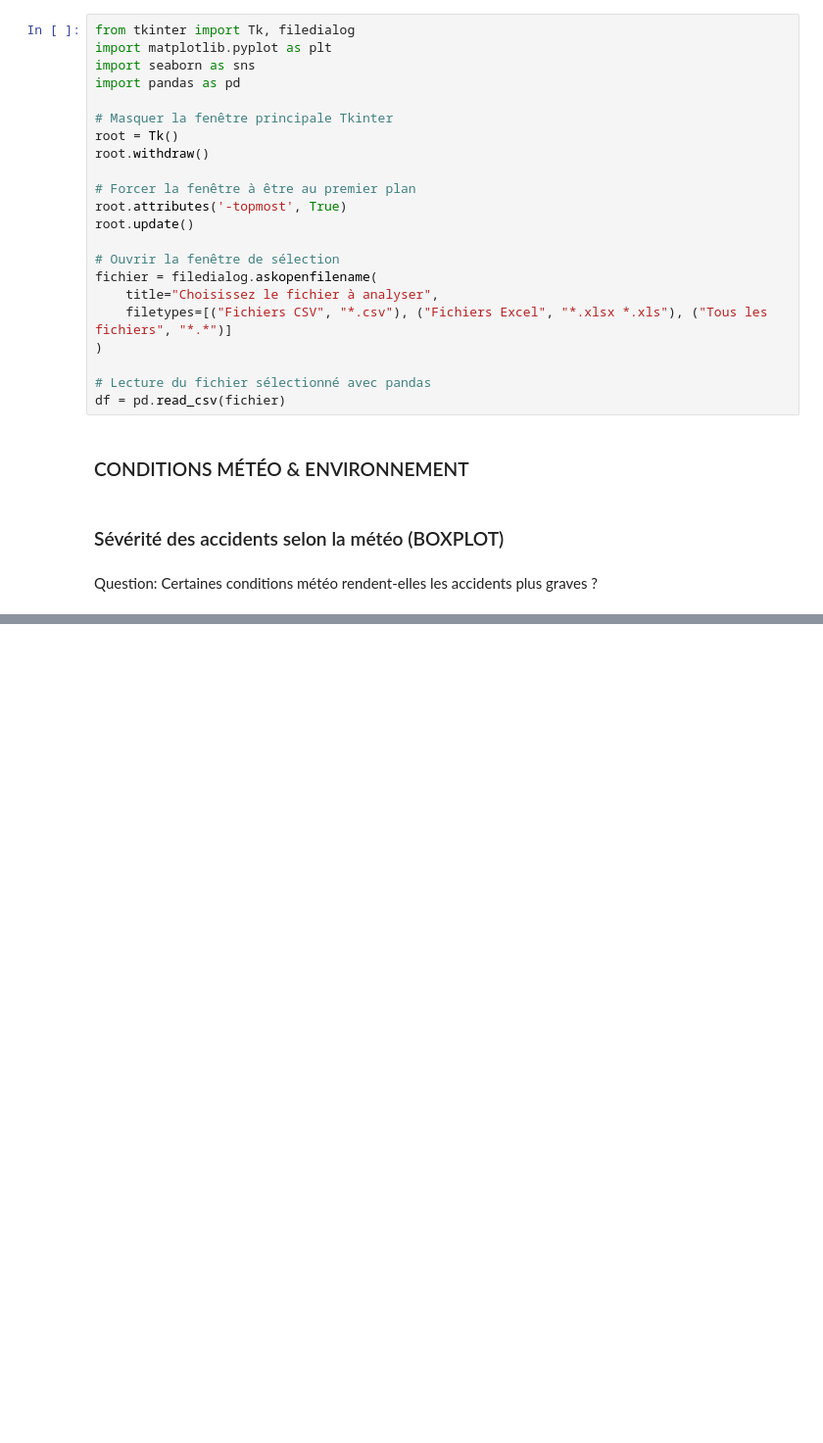
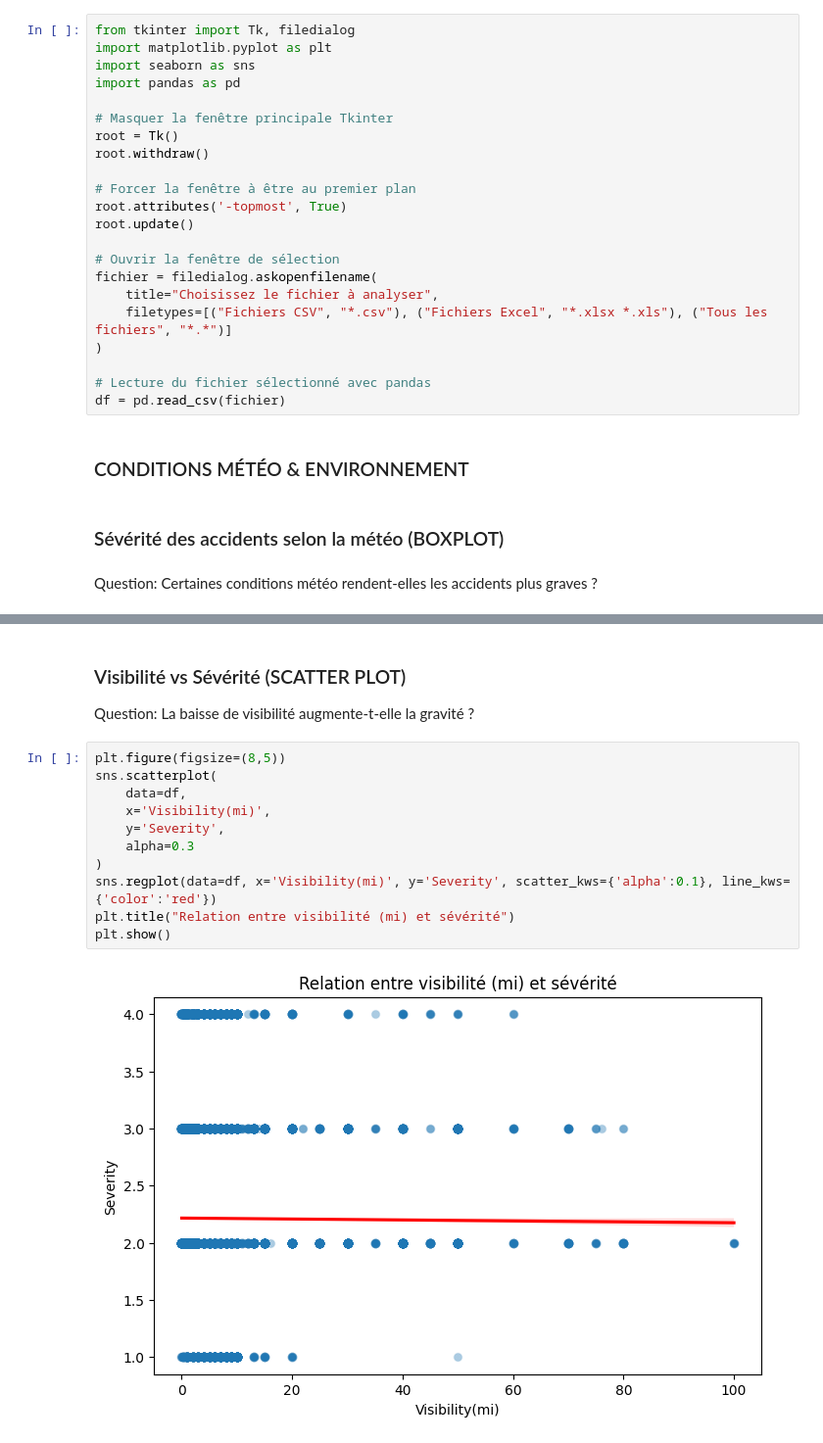
Before and after one commit to zinebettahery/US-Accidents, a Jupyter notebook: notebooks/Insights.ipynb, the cells around one changed output, grey strips where cells are left out. Shown at 98% size. Saved outputs shown, nothing was run; the diff lists cells and outputs as text; blank space fills up the shorter version.

```diff
--- a/notebooks/Insights.ipynb
+++ b/notebooks/Insights.ipynb
@@ -41,0 +47,17 @@ plt.show()
+# %% [markdown]
+### Visibilité vs Sévérité (SCATTER PLOT)
+
+Question: La baisse de visibilité augmente-t-elle la gravité ?
+# %%
+plt.figure(figsize=(8,5))
+sns.scatterplot(
+    data=df,
+    x='Visibility(mi)',
+    y='Severity',
+    alpha=0.3
+)
+sns.regplot(data=df, x='Visibility(mi)', y='Severity', scatter_kws={'alpha':0.1}, line_kws={'color':'red'})
+plt.title("Relation entre visibilité (mi) et sévérité")
+plt.show()
+# %% [output]
+[figure, added]
```
Also changed, not shown: parts of 7 cells of this notebook, 1 other file.
